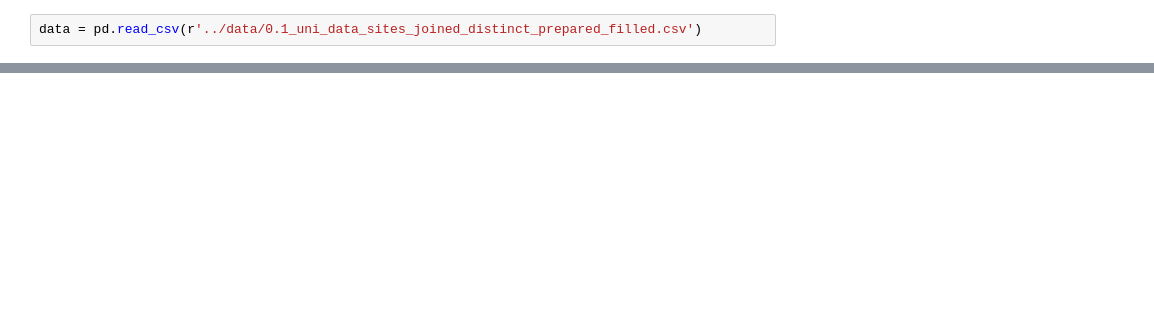
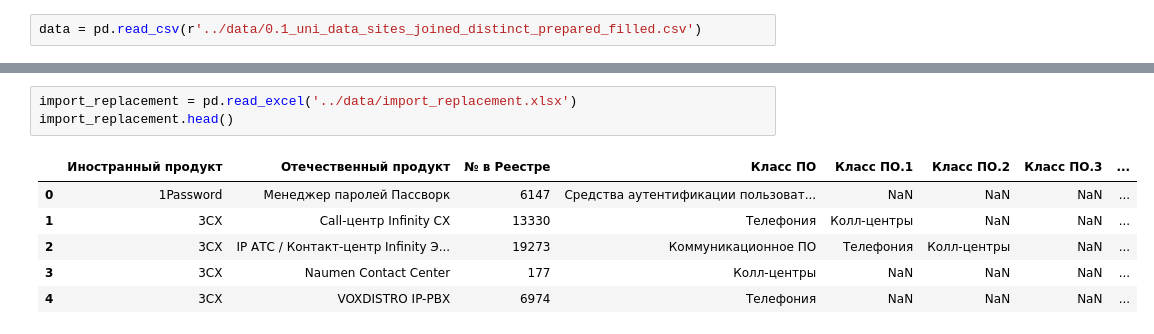
Before and after one commit to vertonsky/tsu_internship_case8, a Jupyter notebook: scripts_notebooks/main.ipynb, the cells around one changed output, grey strips where cells are left out. Drawn from its saved outputs; the diff is of its cells as text; blank space fills up the shorter version.

```diff
--- a/scripts_notebooks/main.ipynb
+++ b/scripts_notebooks/main.ipynb
@@ -13,0 +228,10 @@ data.head()
+# %%
+import_replacement = pd.read_excel('../data/import_replacement.xlsx')
+import_replacement.head()
+# %% [output]
+|  | Иностранный продукт | Отечественный продукт | № в Реестре | Класс ПО | Класс ПО.1 | Класс ПО.2 | Класс ПО.3 | ... |
+| 0 | 1Password | Менеджер паролей Пассворк | 6147 | Средства аутентификации пользоват... | NaN | NaN | NaN | ... |
+| 1 | 3CX | Call-центр Infinity CX | 13330 | Телефония | Колл-центры | NaN | NaN | ... |
+| 2 | 3CX | IP АТС / Контакт-центр Infinity Э... | 19273 | Коммуникационное ПО | Телефония | Колл-центры | NaN | ... |
+| 3 | 3CX | Naumen Contact Center | 177 | Колл-центры | NaN | NaN | NaN | ... |
+| 4 | 3CX | VOXDISTRO IP-PBX | 6974 | Телефония | NaN | NaN | NaN | ... |
```
Also changed, not shown: parts of 42 cells of this notebook, 25 other files.
